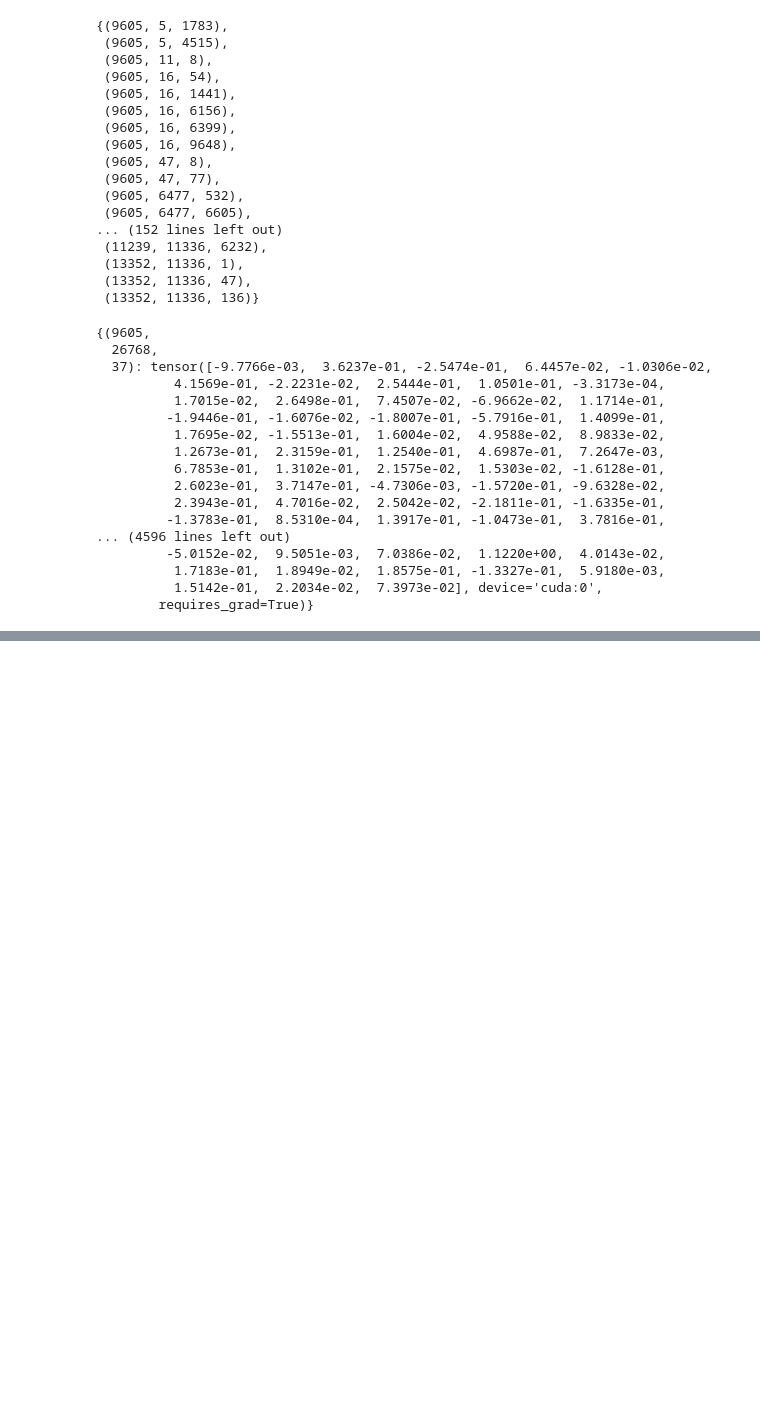
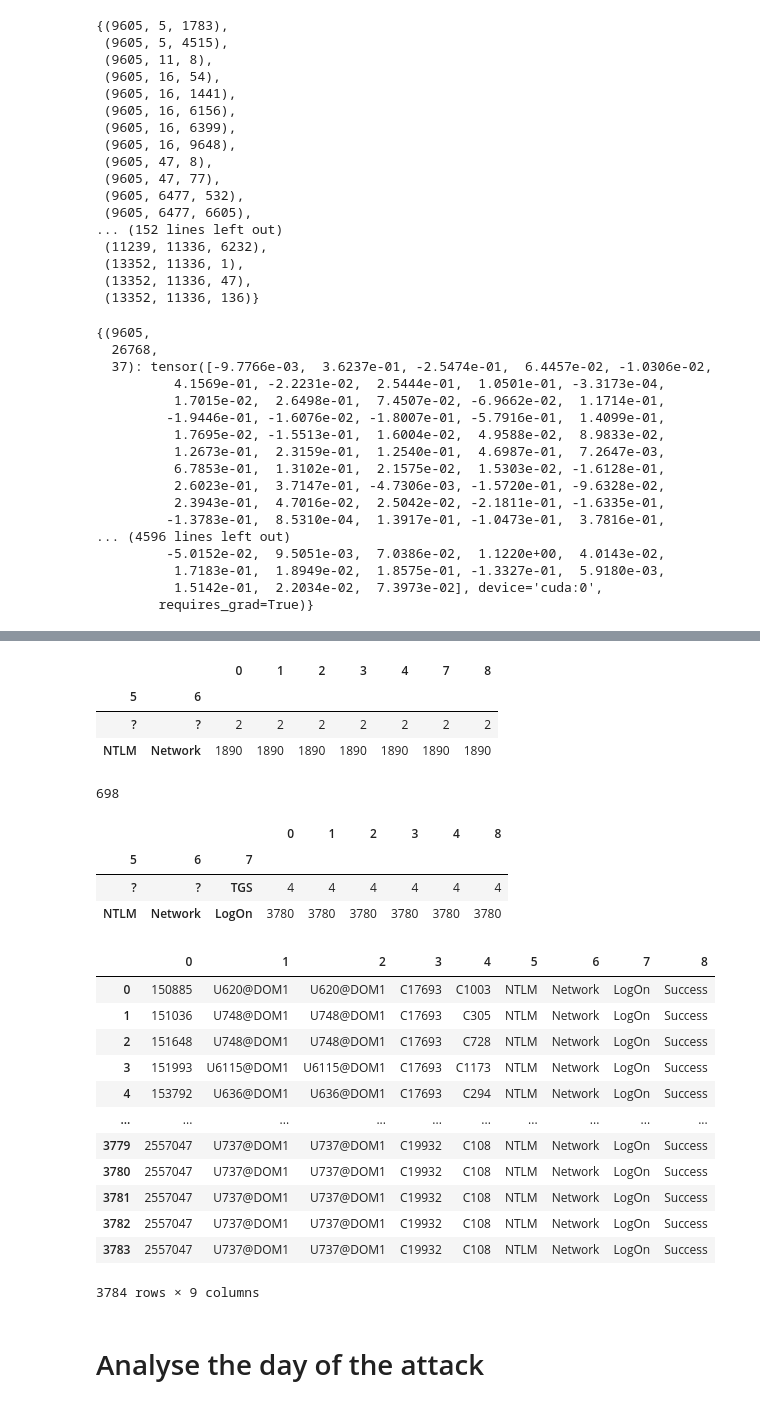
Before and after one commit to quanghuy-ngo/LMTracker, a Jupyter notebook: exploration.ipynb, the cells around one changed output, grey strips where cells are left out. Drawn from its saved outputs; the diff is of its cells as text; code cells hidden in the pictures; blank space fills up the shorter version.

```diff
--- a/exploration.ipynb
+++ b/exploration.ipynb
@@ -1385,0 +1699,37 @@ torch.load("/home/andrewngo/Desktop/MLTracker/model_20220219153022/out_mal_test.
+# %%
+df_red_full.groupby([5,6]).count()
+# %% [output]
+|  |  | 0 | 1 | 2 | 3 | 4 | 7 | 8 |
+| 5 | 6 |  |  |  |  |  |  |  |
+| ? | ? | 2 | 2 | 2 | 2 | 2 | 2 | 2 |
+| NTLM | Network | 1890 | 1890 | 1890 | 1890 | 1890 | 1890 | 1890 |
+# %%
+len(set(df_red_full[0]))
+# %% [output]
+698
+# %%
+df_red = pd.read_csv('/home/andrewngo/Desktop/LANL_data/red_team_auth.txt', sep =',' , header=None)
+df_red.groupby([5,6,7]).count()
+# %% [output]
+|  |  |  | 0 | 1 | 2 | 3 | 4 | 8 |
+| 5 | 6 | 7 |  |  |  |  |  |  |
+| ? | ? | TGS | 4 | 4 | 4 | 4 | 4 | 4 |
+| NTLM | Network | LogOn | 3780 | 3780 | 3780 | 3780 | 3780 | 3780 |
+# %%
+df_red
+# %% [output]
+|  | 0 | 1 | 2 | 3 | 4 | 5 | 6 | 7 | 8 |
+| 0 | 150885 | U620@DOM1 | U620@DOM1 | C17693 | C1003 | NTLM | Network | LogOn | Success |
+| 1 | 151036 | U748@DOM1 | U748@DOM1 | C17693 | C305 | NTLM | Network | LogOn | Success |
+| 2 | 151648 | U748@DOM1 | U748@DOM1 | C17693 | C728 | NTLM | Network | LogOn | Success |
+| 3 | 151993 | U6115@DOM1 | U6115@DOM1 | C17693 | C1173 | NTLM | Network | LogOn | Success |
+| 4 | 153792 | U636@DOM1 | U636@DOM1 | C17693 | C294 | NTLM | Network | LogOn | Success |
+| ... | ... | ... | ... | ... | ... | ... | ... | ... | ... |
+| 3779 | 2557047 | U737@DOM1 | U737@DOM1 | C19932 | C108 | NTLM | Network | LogOn | Success |
+| 3780 | 2557047 | U737@DOM1 | U737@DOM1 | C19932 | C108 | NTLM | Network | LogOn | Success |
+| 3781 | 2557047 | U737@DOM1 | U737@DOM1 | C19932 | C108 | NTLM | Network | LogOn | Success |
+| 3782 | 2557047 | U737@DOM1 | U737@DOM1 | C19932 | C108 | NTLM | Network | LogOn | Success |
+| 3783 | 2557047 | U737@DOM1 | U737@DOM1 | C19932 | C108 | NTLM | Network | LogOn | Success |
+3784 rows × 9 columns
+# %% [markdown]
+# Analyse the day of the attack
```
Also changed, not shown: parts of 31 cells of this notebook, 56 other files.
